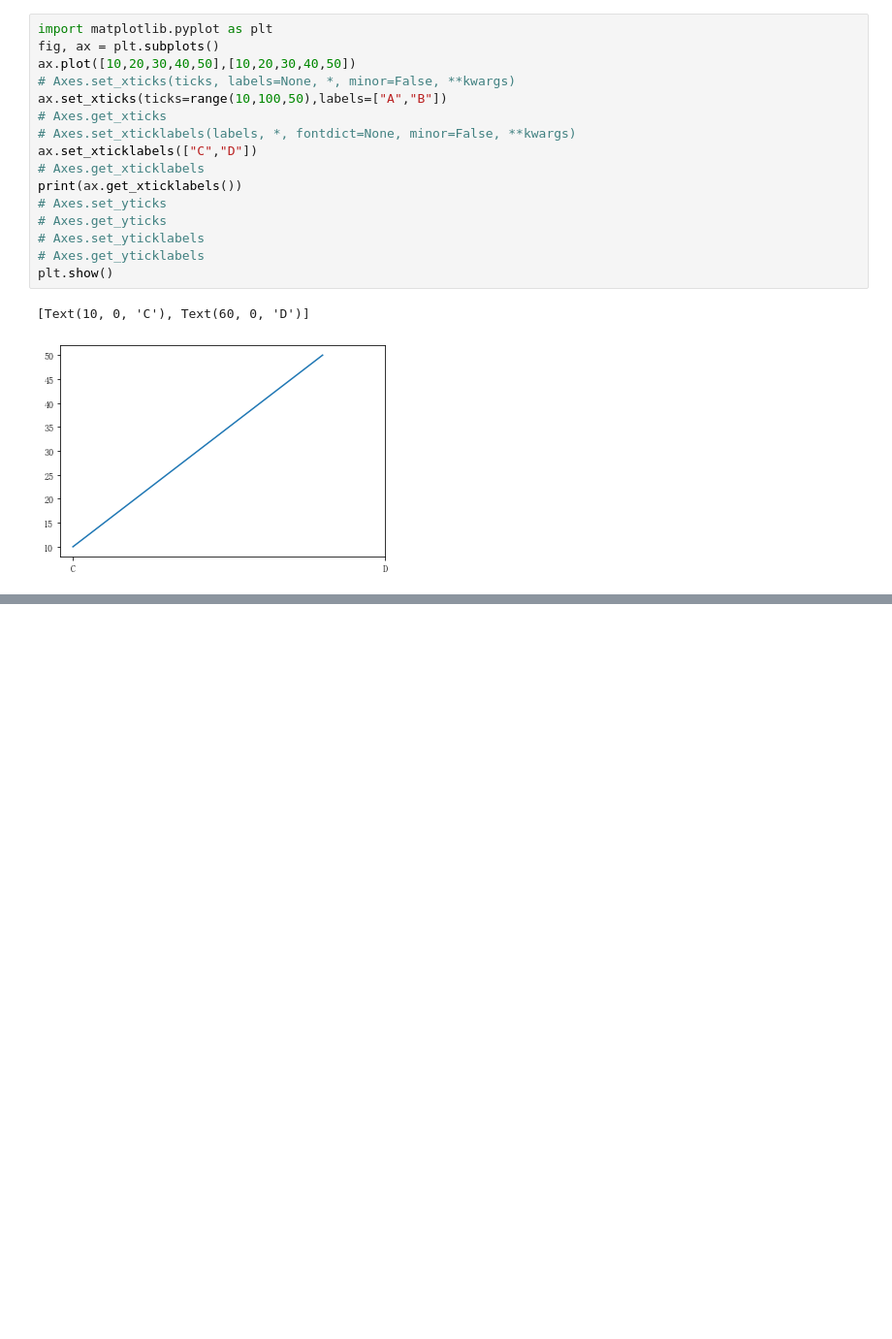
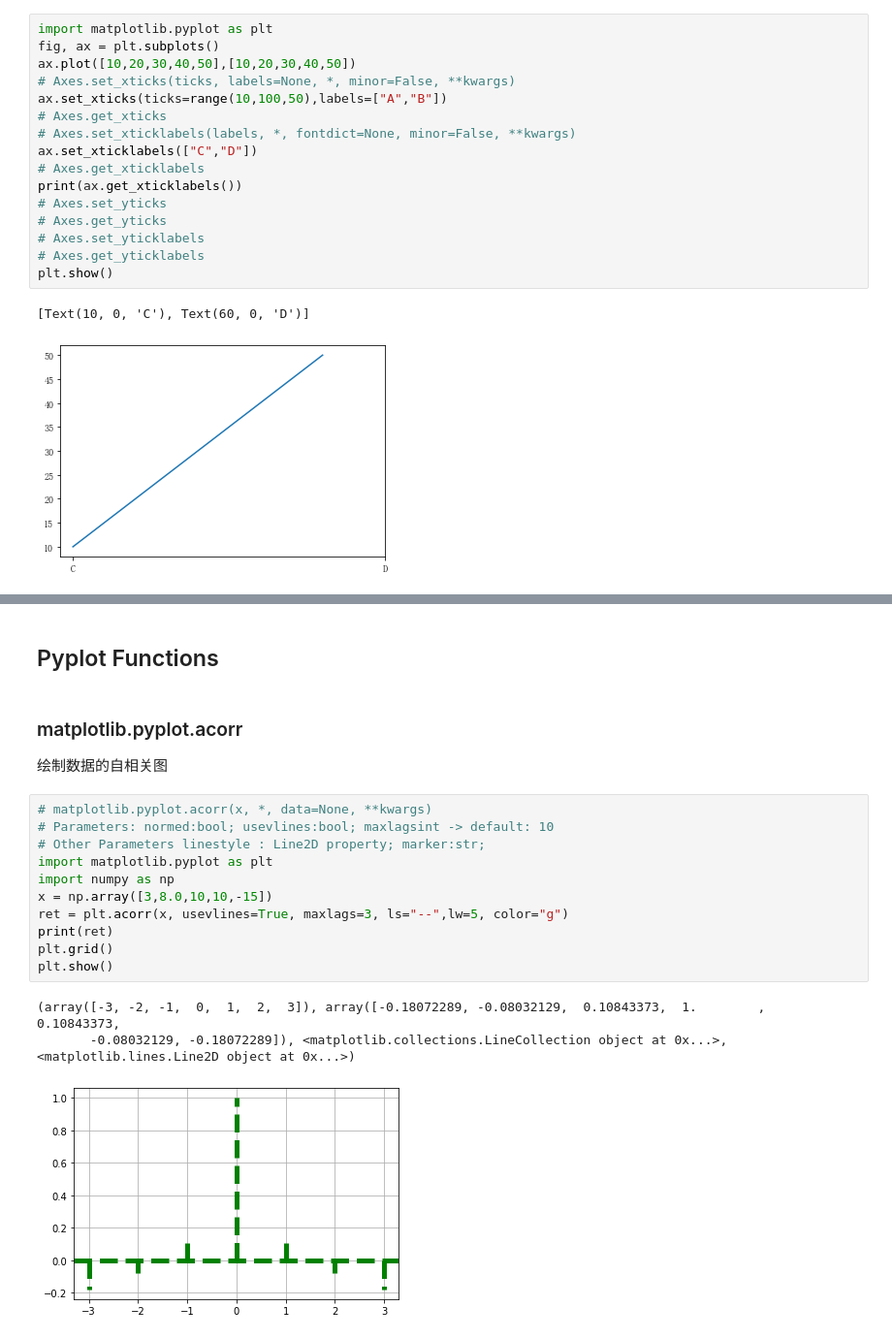
Before and after one commit to mtf0111/PythonDemo, a Jupyter notebook: demo_matplotlib.ipynb, the cells around one changed output, grey strips where cells are left out. Shown at 97% size. Saved outputs shown, nothing was run; the diff lists cells and outputs as text; blank space fills up the shorter version.

```diff
--- a/demo_matplotlib.ipynb
+++ b/demo_matplotlib.ipynb
@@ -421,0 +496,20 @@ plt.show()
+# %% [markdown]
+## Pyplot Functions
+# %% [markdown]
+### matplotlib.pyplot.acorr
+绘制数据的自相关图
+# %%
+# matplotlib.pyplot.acorr(x, *, data=None, **kwargs)
+# Parameters: normed:bool; usevlines:bool; maxlagsint -> default: 10
+# Other Parameters linestyle : Line2D property; marker:str;
+import matplotlib.pyplot as plt
+import numpy as np
+x = np.array([3,8.0,10,10,-15])
+ret = plt.acorr(x, usevlines=True, maxlags=3, ls="--",lw=5, color="g")
+print(ret)
+plt.grid()
+plt.show()
+# %% [output]
+(array([-3, -2, -1,  0,  1,  2,  3]), array([-0.18072289, -0.08032129,  0.10843373,  1.        ,  0.10843373,
+       -0.08032129, -0.18072289]), <matplotlib.collections.LineCollection object at 0x...>, <matplotlib.lines.Line2D object at 0x...>)
+[figure, added]
```
Also changed, not shown: parts of 11 cells of this notebook.
